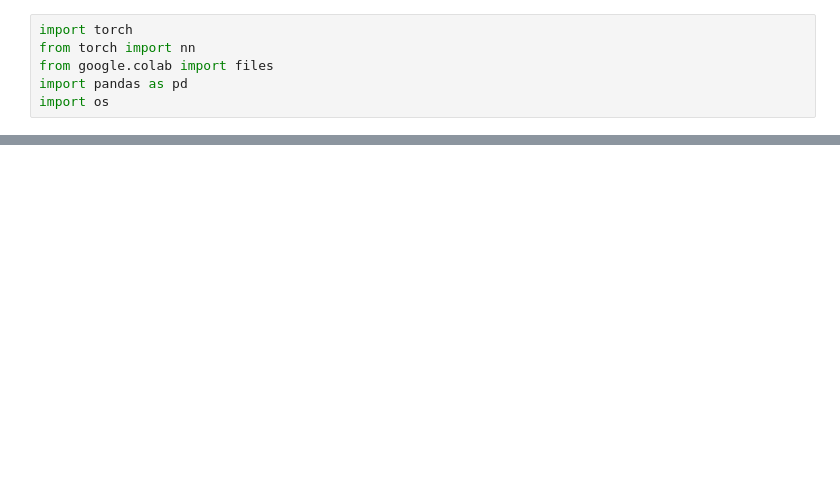
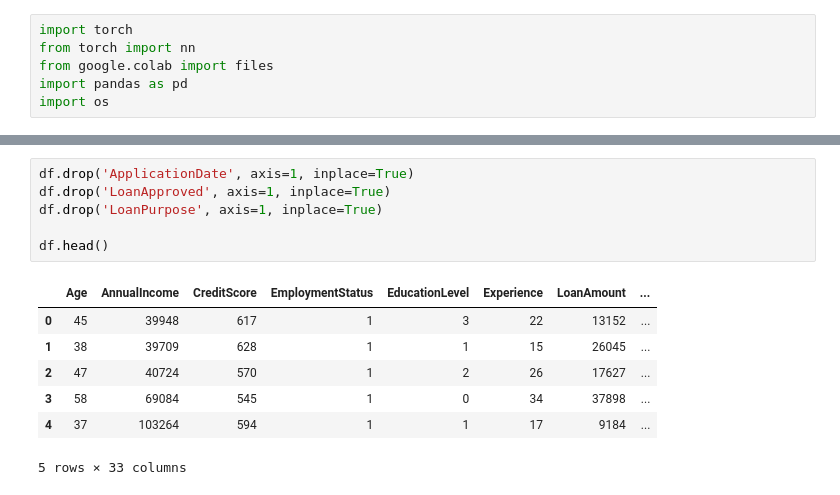
Before and after one commit to adaan22/hackthebias2026, a Jupyter notebook: Hackathon.ipynb, the cells around one changed output, grey strips where cells are left out. Cells and saved outputs as stored; diff of their text form; blank space fills up the shorter version.

```diff
--- a/Hackathon.ipynb
+++ b/Hackathon.ipynb
@@ -24,0 +35,14 @@ Using Colab cache for faster access to the 'loan-approval-prediction-dataset' da
+# %%
+df.drop('ApplicationDate', axis=1, inplace=True)
+df.drop('LoanApproved', axis=1, inplace=True)
+df.drop('LoanPurpose', axis=1, inplace=True)
+
+df.head()
+# %% [output]
+|  | Age | AnnualIncome | CreditScore | EmploymentStatus | EducationLevel | Experience | LoanAmount | ... |
+| 0 | 45 | 39948 | 617 | 1 | 3 | 22 | 13152 | ... |
+| 1 | 38 | 39709 | 628 | 1 | 1 | 15 | 26045 | ... |
+| 2 | 47 | 40724 | 570 | 1 | 2 | 26 | 17627 | ... |
+| 3 | 58 | 69084 | 545 | 1 | 0 | 34 | 37898 | ... |
+| 4 | 37 | 103264 | 594 | 1 | 1 | 17 | 9184 | ... |
+5 rows × 33 columns
```
Also changed, not shown: parts of 3 cells of this notebook.
